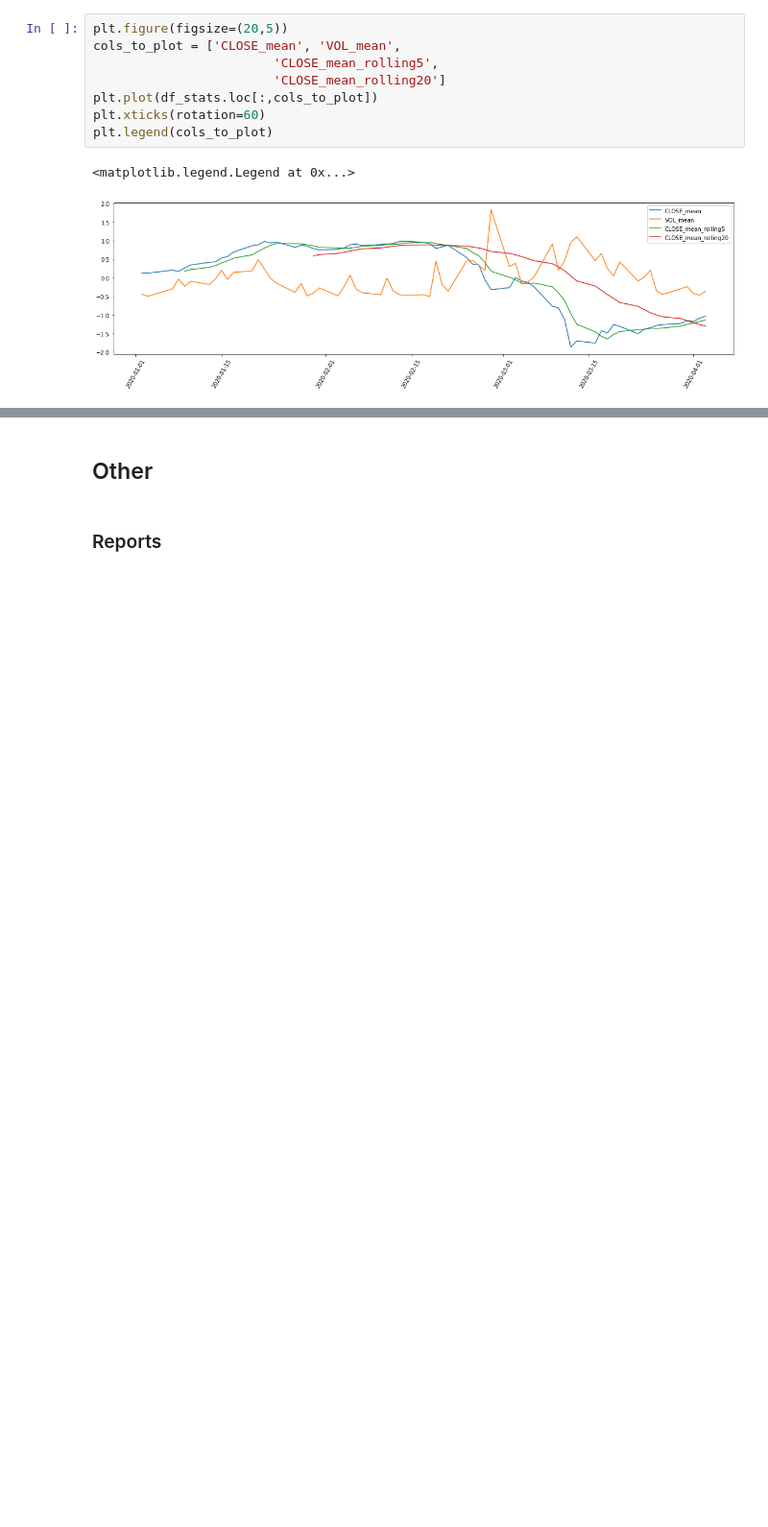
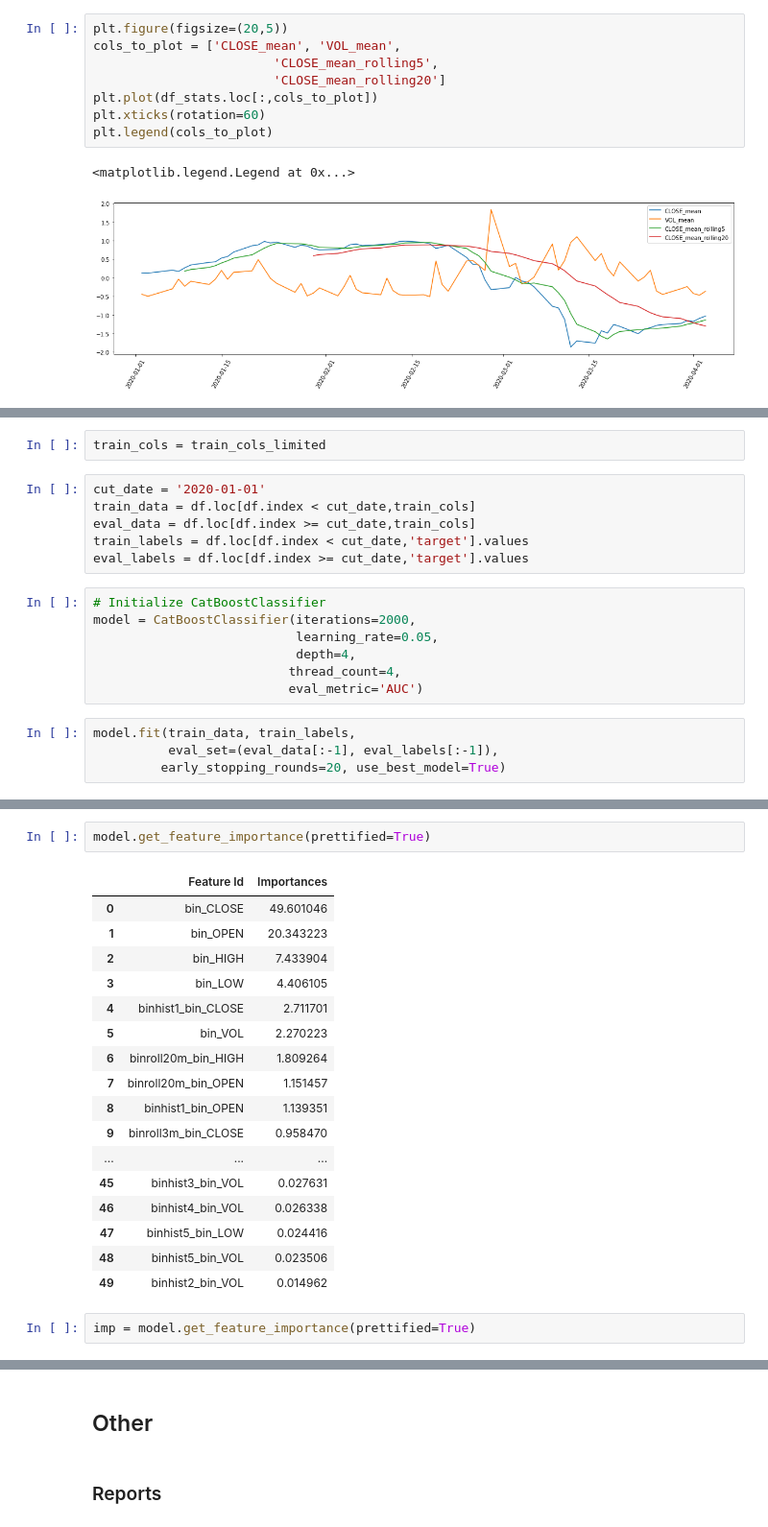
Before and after one commit to showeye/wse_analytics, a Jupyter notebook: bossa.ipynb, the cells around one changed output, grey strips where cells are left out. Shown: that part at 96% size. Drawn from its saved outputs; the diff is of its cells as text; blank space fills up the shorter version.

```diff
--- a/bossa.ipynb
+++ b/bossa.ipynb
@@ -385,0 +475,19 @@ plt.legend(cols_to_plot)
+# %%
+train_cols = train_cols_limited
+# %%
+cut_date = '2020-01-01'
+train_data = df.loc[df.index < cut_date,train_cols]
+eval_data = df.loc[df.index >= cut_date,train_cols]
+train_labels = df.loc[df.index < cut_date,'target'].values
+eval_labels = df.loc[df.index >= cut_date,'target'].values
+# %%
+# Initialize CatBoostClassifier
+model = CatBoostClassifier(iterations=2000,
+                           learning_rate=0.05,
+                           depth=4,
+                          thread_count=4,
+                          eval_metric='AUC')
+# %%
+model.fit(train_data, train_labels,
+          eval_set=(eval_data[:-1], eval_labels[:-1]),
+         early_stopping_rounds=20, use_best_model=True)
@@ -385,0 +513,22 @@ plt.legend(cols_to_plot)
+# %%
+model.get_feature_importance(prettified=True)
+# %% [output]
+|  | Feature Id | Importances |
+| 0 | bin_CLOSE | 49.601046 |
+| 1 | bin_OPEN | 20.343223 |
+| 2 | bin_HIGH | 7.433904 |
+| 3 | bin_LOW | 4.406105 |
+| 4 | binhist1_bin_CLOSE | 2.711701 |
+| 5 | bin_VOL | 2.270223 |
+| 6 | binroll20m_bin_HIGH | 1.809264 |
+| 7 | binroll20m_bin_OPEN | 1.151457 |
+| 8 | binhist1_bin_OPEN | 1.139351 |
+| 9 | binroll3m_bin_CLOSE | 0.958470 |
+| ... | ... | ... |
+| 45 | binhist3_bin_VOL | 0.027631 |
+| 46 | binhist4_bin_VOL | 0.026338 |
+| 47 | binhist5_bin_LOW | 0.024416 |
+| 48 | binhist5_bin_VOL | 0.023506 |
+| 49 | binhist2_bin_VOL | 0.014962 |
+# %%
+imp = model.get_feature_importance(prettified=True)
```
Also changed, not shown: parts of 39 cells of this notebook.
